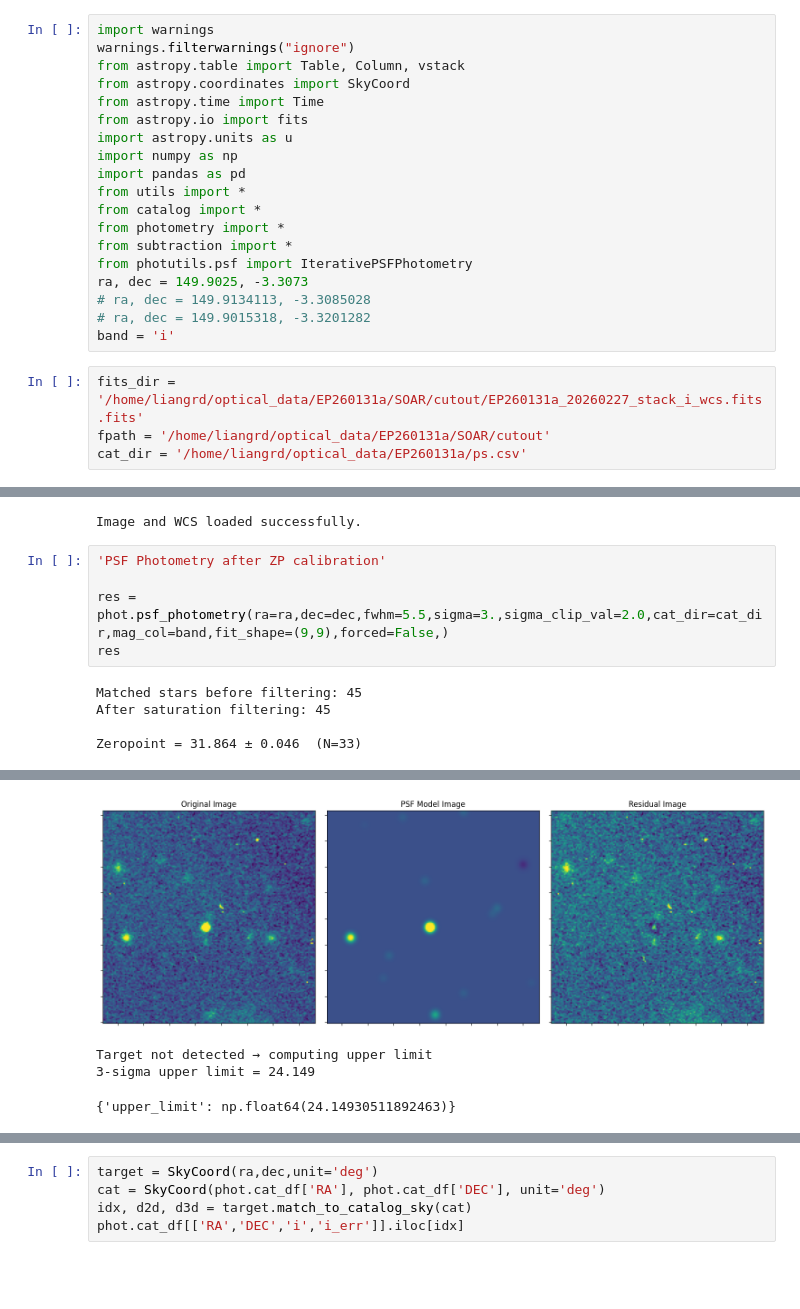
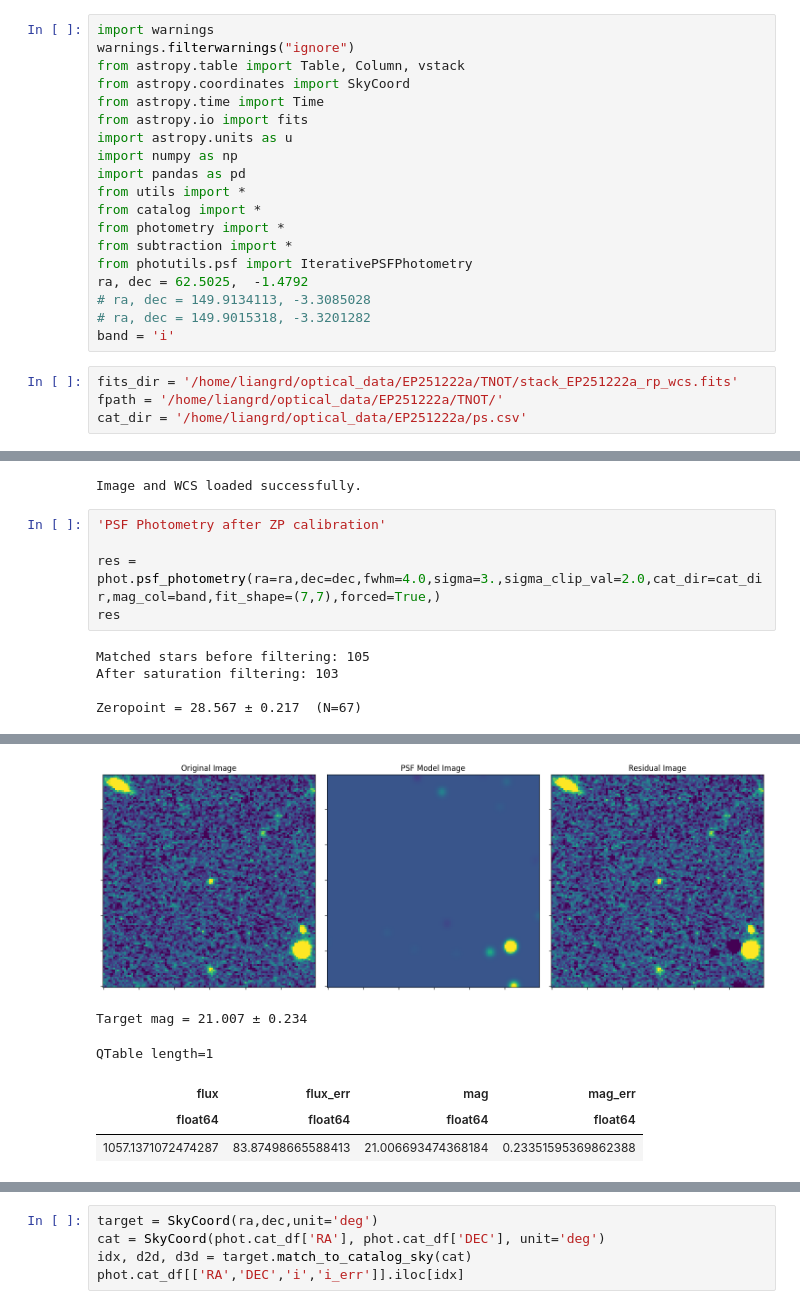
Before and after one commit to LAujust/Follow_up, a Jupyter notebook: code/Unified_Photometry.ipynb, the cells around one changed output, grey strips where cells are left out. Drawn from its saved outputs; the diff is of its cells as text; blank space fills up the shorter version.

```diff
--- a/code/Unified_Photometry.ipynb
+++ b/code/Unified_Photometry.ipynb
@@ -15,14 +15,14 @@ from catalog import *
 from photometry import *
 from subtraction import *
 from photutils.psf import IterativePSFPhotometry
-ra, dec = 149.9025,	-3.3073
+ra, dec = 62.5025,	-1.4792
 # ra, dec = 149.9134113, -3.3085028
 # ra, dec = 149.9015318, -3.3201282
 band = 'i'
 # %%
-fits_dir = '/home/liangrd/optical_data/EP260131a/SOAR/cutout/EP260131a_20260227_stack_i_wcs.fits.fits'
-fpath = '/home/liangrd/optical_data/EP260131a/SOAR/cutout'
-cat_dir = '/home/liangrd/optical_data/EP260131a/ps.csv'
+fits_dir = '/home/liangrd/optical_data/EP251222a/TNOT/stack_EP251222a_rp_wcs.fits'
+fpath = '/home/liangrd/optical_data/EP251222a/TNOT/'
+cat_dir = '/home/liangrd/optical_data/EP251222a/ps.csv'
 # %%
 phot = Photometry()
 phot.read_image(fits_dir,masklow=None)
@@ -31,10 +31,10 @@ Image and WCS loaded successfully.
 # %%
 'PSF Photometry after ZP calibration'
 
-res = phot.psf_photometry(ra=ra,dec=dec,fwhm=5.5,sigma=3.,sigma_clip_val=2.0,cat_dir=cat_dir,mag_col=band,fit_shape=(9,9),forced=False,)
+res = phot.psf_photometry(ra=ra,dec=dec,fwhm=4.0,sigma=3.,sigma_clip_val=2.0,cat_dir=cat_dir,mag_col=band,fit_shape=(7,7),forced=True,)
 res
 # %% [output]
-Matched stars before filtering: 45
-After saturation filtering: 45
+Matched stars before filtering: 105
+After saturation filtering: 103
 
-Zeropoint = 31.864 ± 0.046  (N=33)
+Zeropoint = 28.567 ± 0.217  (N=67)
@@ -42,7 +42,9 @@ Zeropoint = 31.864 ± 0.046  (N=33)
-[figure, old version]
+[figure, new version]
-Target not detected → computing upper limit
-3-sigma upper limit = 24.149
+Target mag = 21.007 ± 0.234
-{'upper_limit': np.float64(24.14930511892463)}
+QTable length=1
+| flux | flux_err | mag | mag_err |
+| float64 | float64 | float64 | float64 |
+| 1057.1371072474287 | 83.87498665588413 | 21.006693474368184 | 0.23351595369862388 |
 # %%
 phot.aperture_photometry(ra=ra,dec=dec,r_ap=1,r_in=10,r_out=15,cat_dir=cat_dir,sigma=3,fwhm=5.5,mag_col=band,fit_shape=(9,9))
 # %% [output]
```
Also changed, not shown: parts of 2 cells of this notebook, 15 other files.
